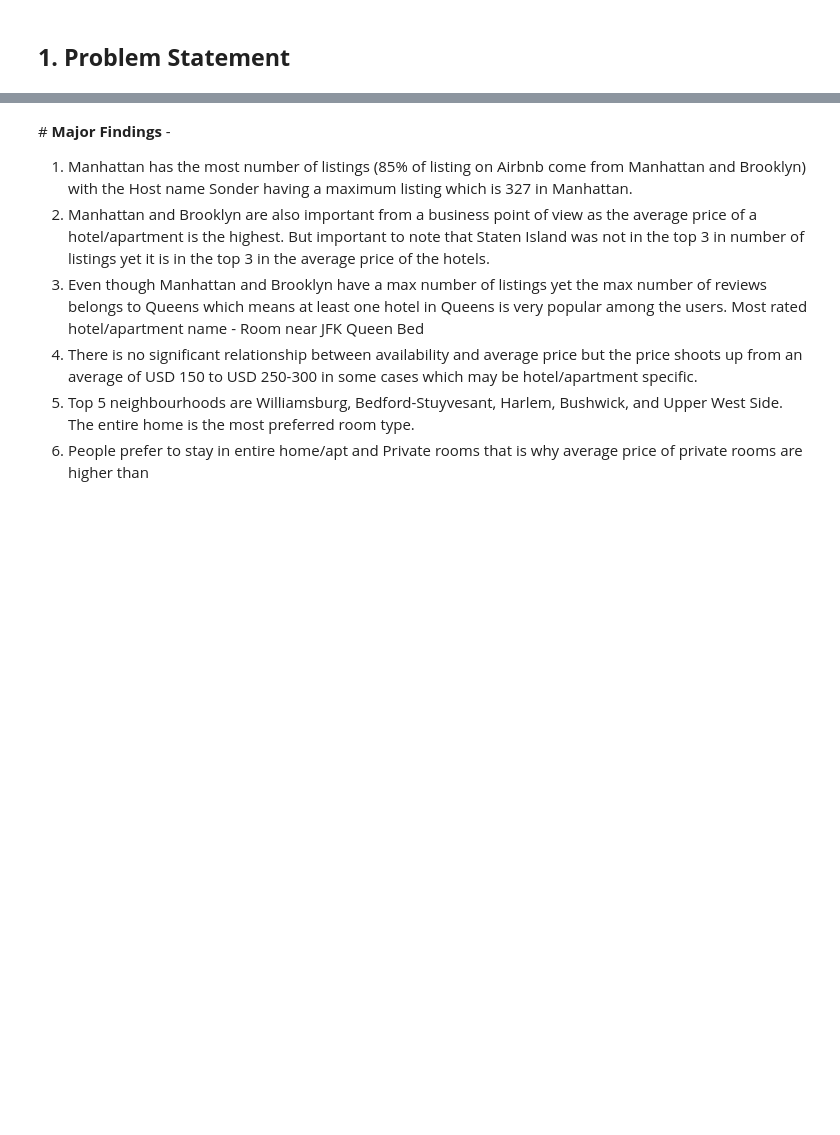
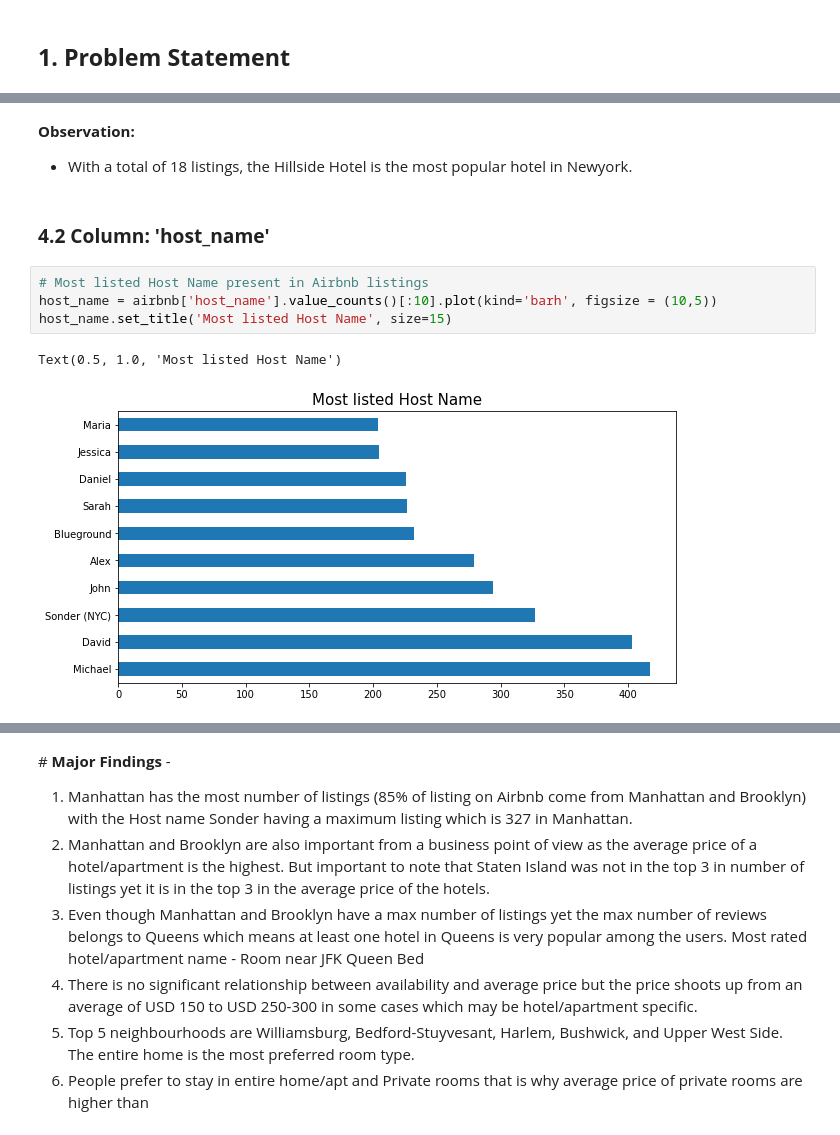
Before and after one commit to Navneet2409/Airbnb-Booking-Analysis, a Jupyter notebook: Airbnb_Notebook_Navneet_Keshri.ipynb, the cells around one changed output, grey strips where cells are left out. Drawn from its saved outputs; the diff is of its cells as text; blank space fills up the shorter version.

```diff
--- a/Airbnb_Notebook_Navneet_Keshri.ipynb
+++ b/Airbnb_Notebook_Navneet_Keshri.ipynb
@@ -862,0 +310,12 @@ Text(0, 0.5, 'Average Price')
+# %% [markdown]
+**Observation:**
+* With a total of 18 listings, the Hillside Hotel is the most popular hotel in Newyork.
+# %% [markdown]
+### **4.2 Column: 'host_name'**
+# %%
+# Most listed Host Name present in Airbnb listings
+host_name = airbnb['host_name'].value_counts()[:10].plot(kind='barh', figsize = (10,5))
+host_name.set_title('Most listed Host Name', size=15)
+# %% [output]
+Text(0.5, 1.0, 'Most listed Host Name')
+[figure, added]
```
Also changed, not shown: parts of 173 cells of this notebook.
